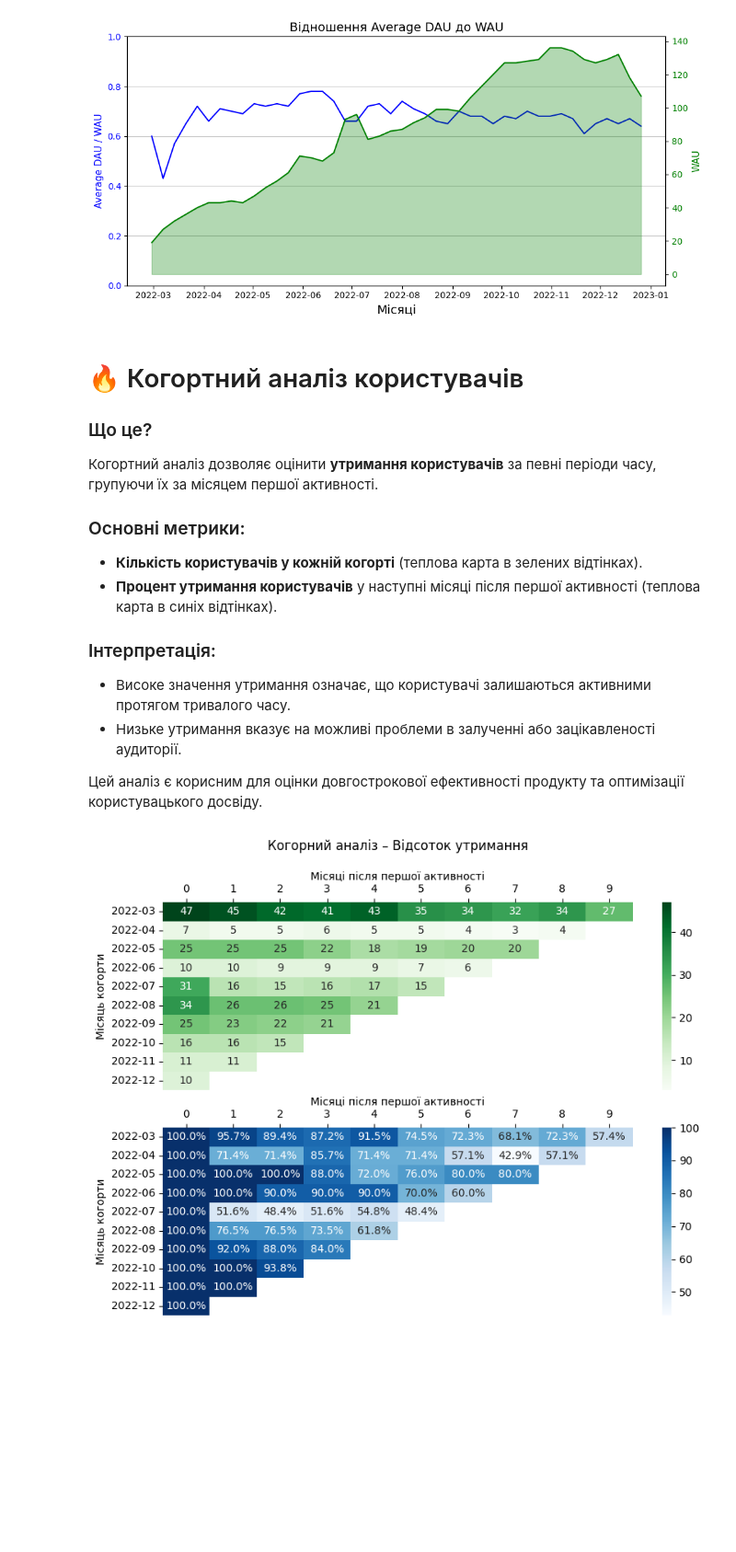
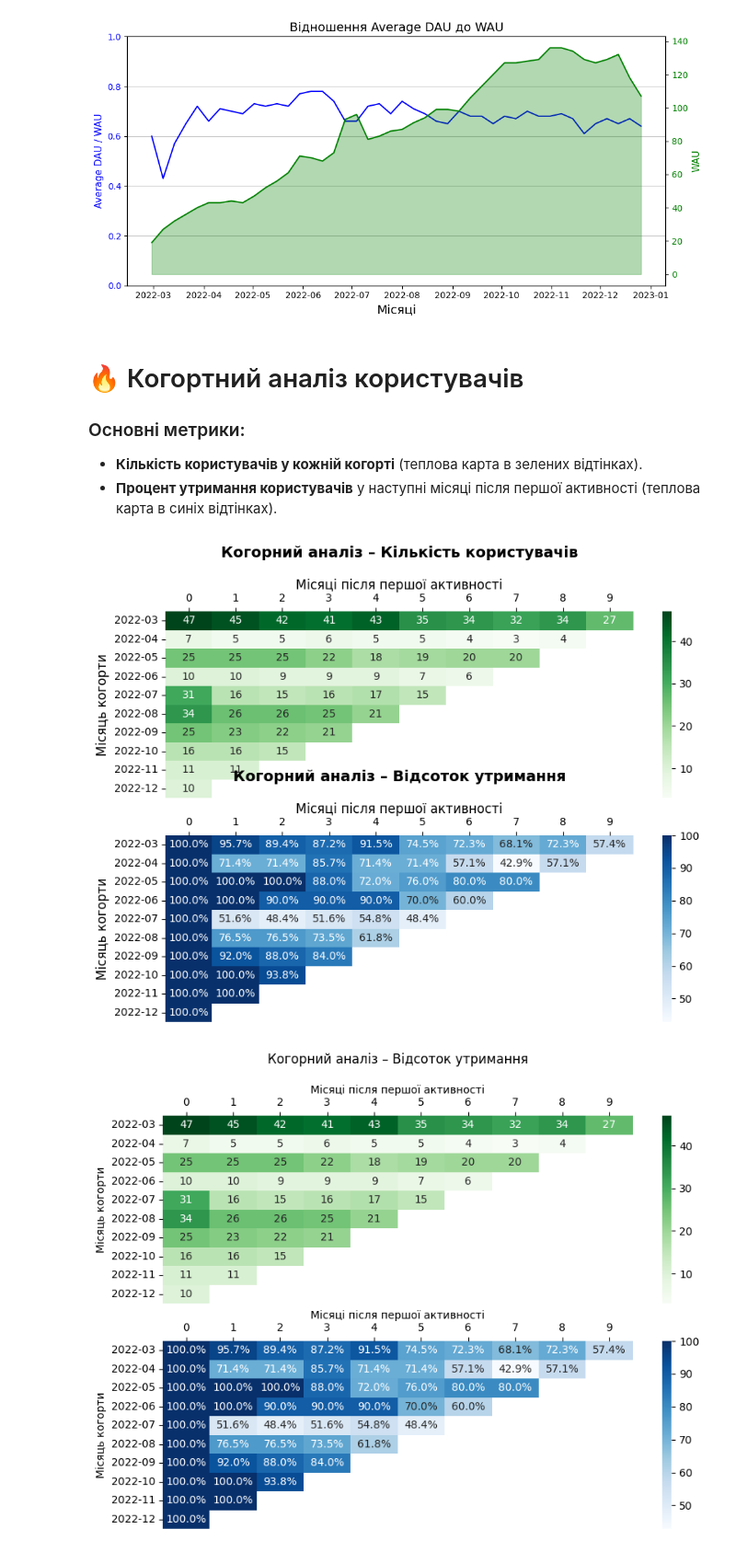
Before and after one commit to Nikita-Zuev/Python_User_Activity_Analysis, a Jupyter notebook: main.ipynb, the cells around one changed output. Shown at 92% size. Saved outputs shown, nothing was run; the diff lists cells and outputs as text; code cells hidden in the pictures; blank space fills up the shorter version.

```diff
--- a/main.ipynb
+++ b/main.ipynb
@@ -227,19 +225,41 @@ plt.show()
 [figure]
 # %% [markdown]
 # 🔥 Когортний аналіз користувачів
-
-### Що це?
-Когортний аналіз дозволяє оцінити **утримання користувачів** за певні періоди часу, групуючи їх за місяцем першої активності.
 
 ### Основні метрики:
 - **Кількість користувачів у кожній когорті** (теплова карта в зелених відтінках).
 - **Процент утримання користувачів** у наступні місяці після першої активності (теплова карта в синіх відтінках).
-
-### Інтерпретація:
-- Високе значення утримання означає, що користувачі залишаються активними протягом тривалого часу.
-- Низьке утримання вказує на можливі проблеми в залученні або зацікавленості аудиторії.
-
-Цей аналіз є корисним для оцінки довгострокової ефективності продукту та оптимізації користувацького досвіду.
+# %%
+df['cohort_month'] = df.groupby('user_id')['activity_date'].transform('min').dt.to_period('M')
+df["activity_month"] = df["activity_date"].dt.to_period("M")
+df["cohort_index"] = (df["activity_month"] - df["cohort_month"]).apply(lambda x: x.n)
+
+cohort_table = df.groupby(["cohort_month", "cohort_index"])["user_id"].nunique().unstack().fillna(0)
+
+cohort_size = cohort_table.iloc[:, 0]
+retention_matrix = cohort_table.div(cohort_size, axis=0) * 100
+
+annot = retention_matrix.applymap(lambda x: f"{x:.1f}%" if x > 0 else "")
+
+fig, axes = plt.subplots(2, 1, figsize=(7*np.sqrt(2), 7), gridspec_kw={'wspace': 0.3})
+
+ax1 = sns.heatmap(cohort_table, annot=True, cmap="Greens", mask=cohort_table == 0, ax=axes[0])
+ax1.set_title("Когорний аналіз – Кількість користувачів", pad=20, fontsize=14, fontweight="bold")
+ax1.set_xlabel("Місяці після першої активності", fontsize=12)
+ax1.set_ylabel("Місяць когорти", fontsize=12)
+ax1.xaxis.set_label_position("top")
+ax1.xaxis.tick_top()
+
+ax2 = sns.heatmap(retention_matrix, annot=annot, fmt="", cmap="Blues", mask=retention_matrix == 0, ax=axes[1])
+ax2.set_title("Когорний аналіз – Відсоток утримання", pad=20, fontsize=14, fontweight="bold")
+ax2.set_xlabel("Місяці після першої активності", fontsize=12)
+ax2.set_ylabel("Місяць когорти", fontsize=12)
+ax2.xaxis.set_label_position("top")
+ax2.xaxis.tick_top()
+
+plt.show()
+# %% [output]
+[figure, added]
 # %%
 df['cohort_month'] = df.groupby('user_id')['activity_date'].transform('min').dt.to_period('M')
 df["activity_month"] = df["activity_date"].dt.to_period("M")
```
Also changed, not shown: parts of 6 cells of this notebook.
